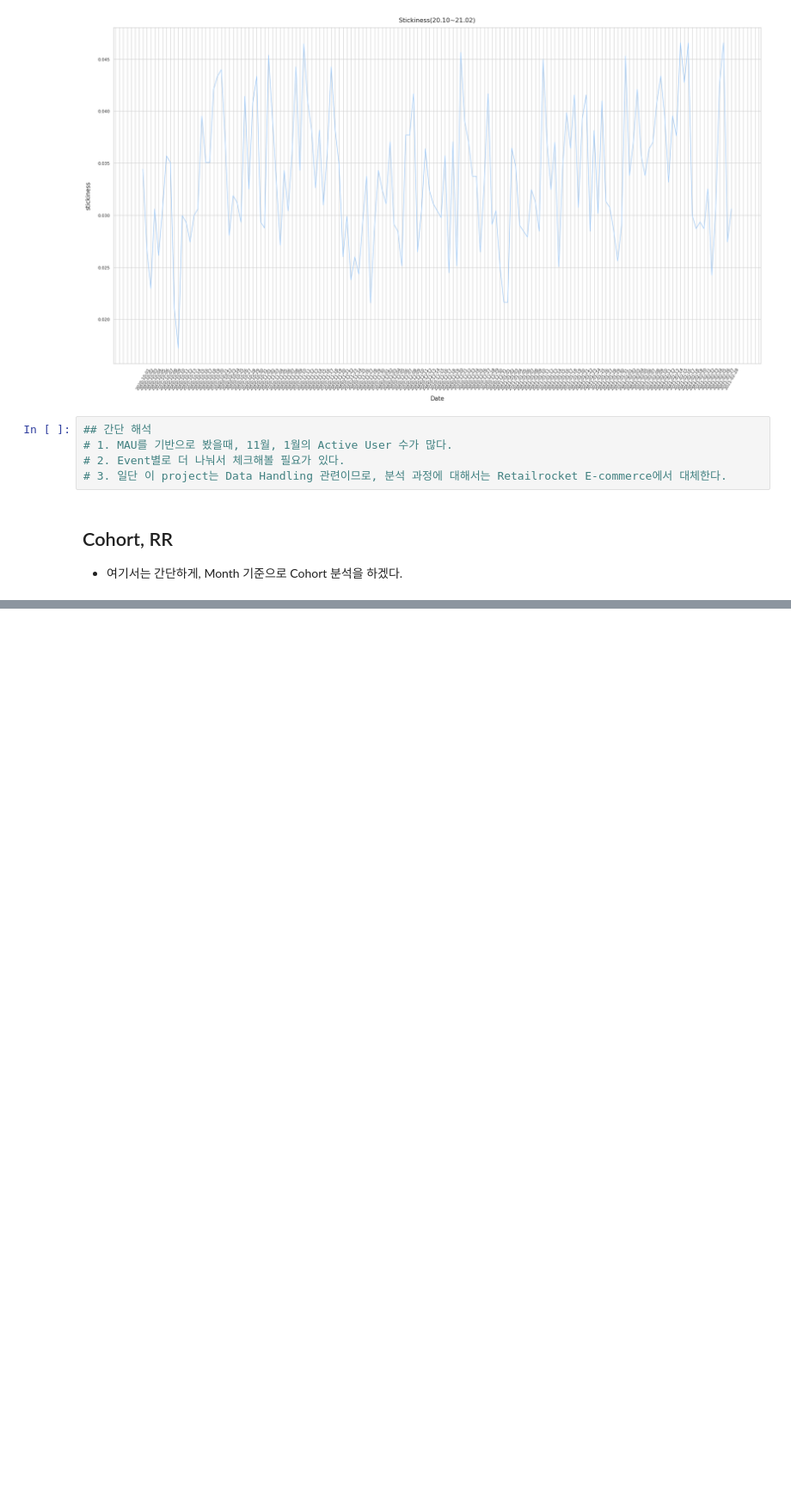
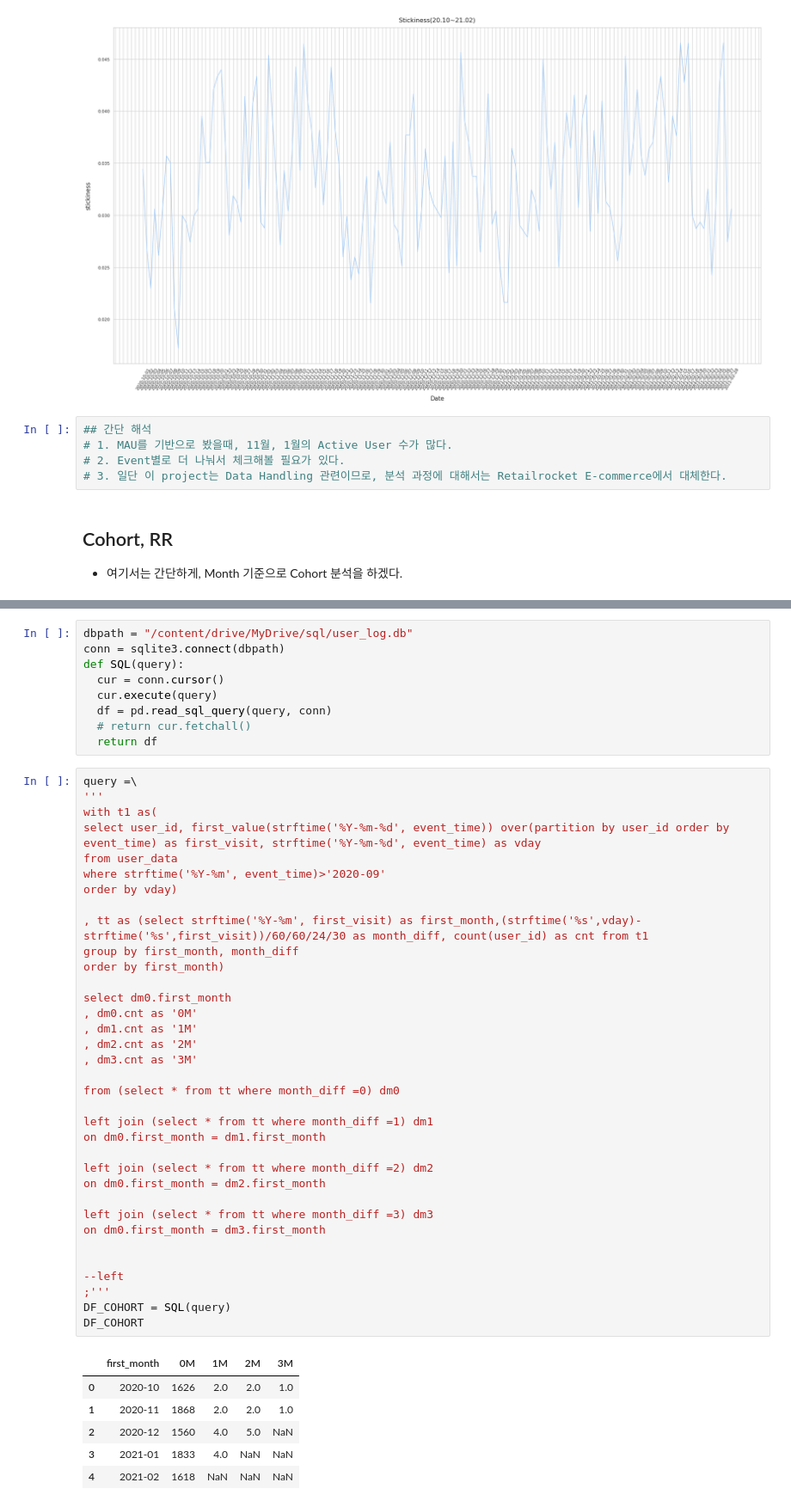
Before and after one commit to tkasod2/TIL, a Jupyter notebook: prj_analysis/Ecommerce_pandas_with_sqlite_exercise.ipynb, the cells around one changed output, grey strips where cells are left out. Shown at 86% size. Drawn from its saved outputs; the diff is of its cells as text; blank space fills up the shorter version.

```diff
--- a/prj_analysis/Ecommerce_pandas_with_sqlite_exercise.ipynb
+++ b/prj_analysis/Ecommerce_pandas_with_sqlite_exercise.ipynb
@@ -388,0 +335,51 @@ SQL(query)
+# %%
+dbpath = "/content/drive/MyDrive/sql/user_log.db"
+conn = sqlite3.connect(dbpath)
+def SQL(query):
+  cur = conn.cursor()
+  cur.execute(query)
+  df = pd.read_sql_query(query, conn)
+  # return cur.fetchall()
+  return df
+# %%
+query =\
+'''
+with t1 as(
+select user_id, first_value(strftime('%Y-%m-%d', event_time)) over(partition by user_id order by event_time) as first_visit, strftime('%Y-%m-%d', event_time) as vday
+from user_data
+where strftime('%Y-%m', event_time)>'2020-09'
+order by vday)
+
+, tt as (select strftime('%Y-%m', first_visit) as first_month,(strftime('%s',vday)-strftime('%s',first_visit))/60/60/24/30 as month_diff, count(user_id) as cnt from t1
+group by first_month, month_diff
+order by first_month)
+
+select dm0.first_month
+, dm0.cnt as '0M'
+, dm1.cnt as '1M'
+, dm2.cnt as '2M'
+, dm3.cnt as '3M'
+
+from (select * from tt where month_diff =0) dm0
+
+left join (select * from tt where month_diff =1) dm1
+on dm0.first_month = dm1.first_month
+
+left join (select * from tt where month_diff =2) dm2
+on dm0.first_month = dm2.first_month
+
+left join (select * from tt where month_diff =3) dm3
+on dm0.first_month = dm3.first_month
+
+
+--left
+;'''
+DF_COHORT = SQL(query)
+DF_COHORT
+# %% [output]
+|  | first_month | 0M | 1M | 2M | 3M |
+| 0 | 2020-10 | 1626 | 2.0 | 2.0 | 1.0 |
+| 1 | 2020-11 | 1868 | 2.0 | 2.0 | 1.0 |
+| 2 | 2020-12 | 1560 | 4.0 | 5.0 | NaN |
+| 3 | 2021-01 | 1833 | 4.0 | NaN | NaN |
+| 4 | 2021-02 | 1618 | NaN | NaN | NaN |
```
Also changed, not shown: parts of 14 cells of this notebook.
